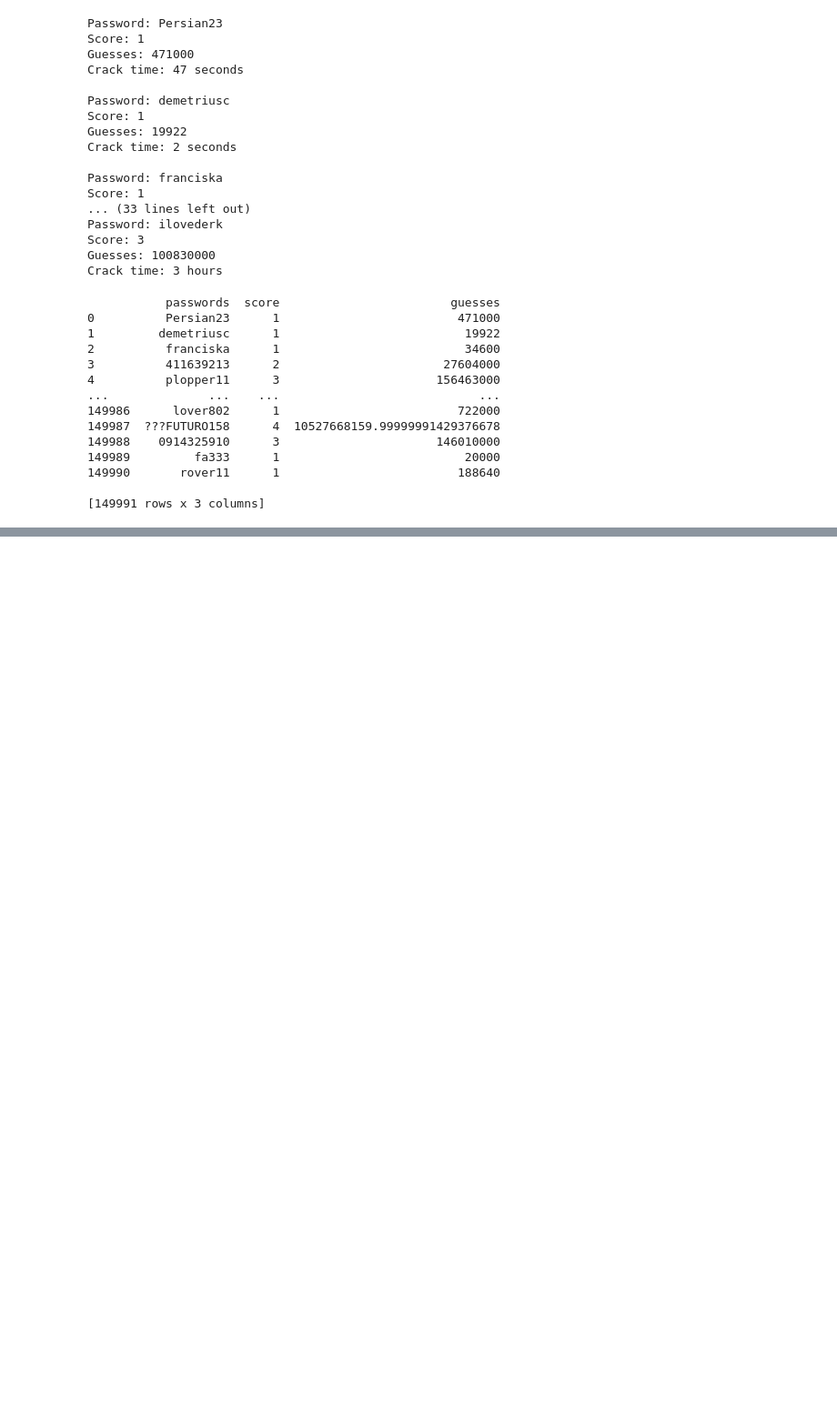
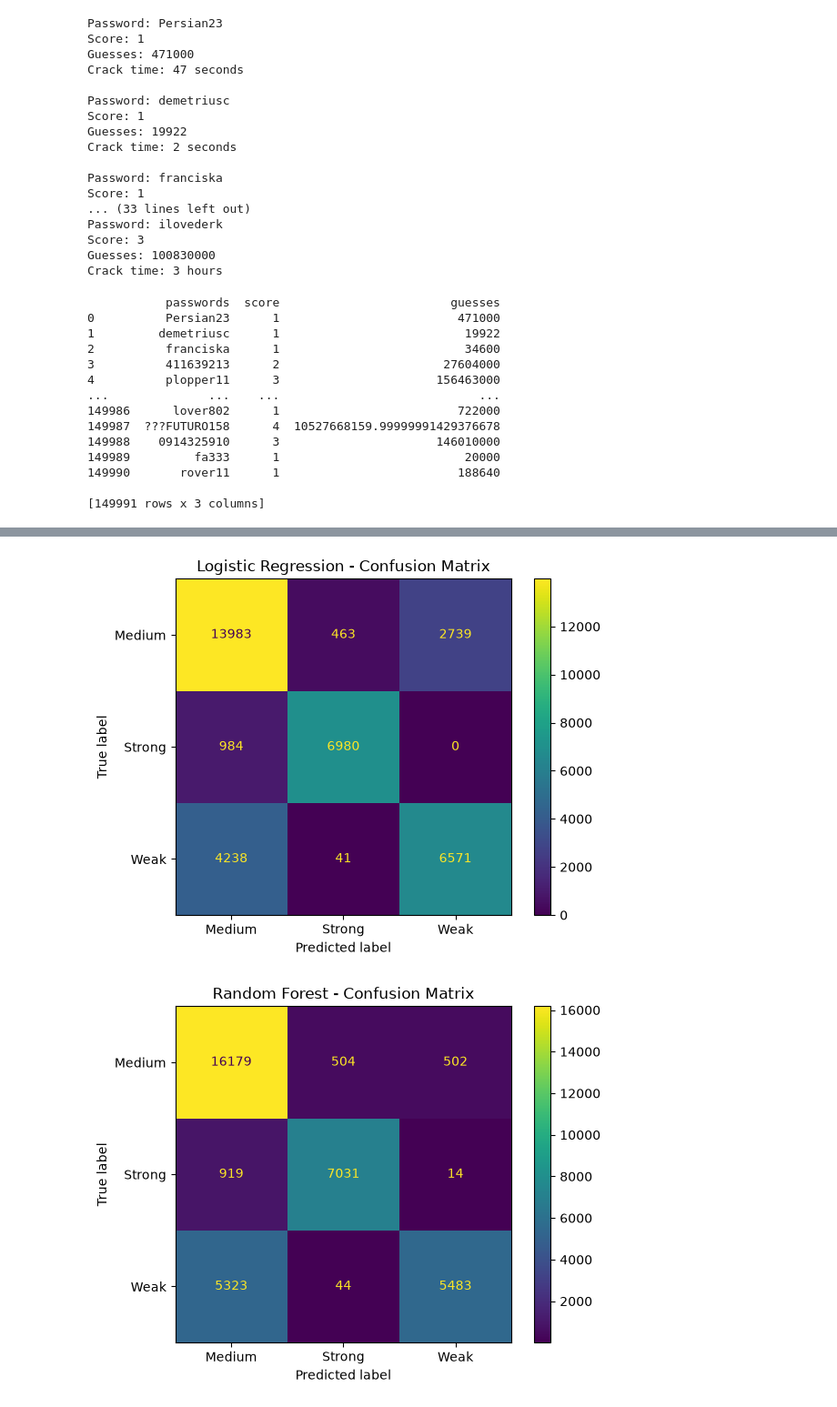
Before and after one commit to Ayushshekhar2004/Password-Strength-Analyser, a Jupyter notebook: ml/notebooks/password_ml.ipynb, the cells around one changed output, grey strips where cells are left out. Shown at 91% size. Drawn from its saved outputs; the diff is of its cells as text; code cells hidden in the pictures; blank space fills up the shorter version.

```diff
--- a/ml/notebooks/password_ml.ipynb
+++ b/ml/notebooks/password_ml.ipynb
@@ -180,0 +222,5 @@ wordlist_path = '/usr/share/'
+# %%
+final_df = pd.concat([df, candidates_df], ignore_index=True)
+
+print(final_df["strength"].value_counts(normalize=True) * 100)
+print(final_df["strength"].value_counts())
@@ -180,0 +427,14 @@ wordlist_path = '/usr/share/'
+# %%
+# Random Forest -> better than Logistic Regression
+
+from sklearn.ensemble import RandomForestClassifier
+
+rf_model = RandomForestClassifier(
+    n_estimators=200,
+    random_state=42,
+    n_jobs=-1
+)
+
+rf_model.fit(X_train, y_train)
+
+y_pred_rf = rf_model.predict(X_test)
@@ -180,0 +516,32 @@ wordlist_path = '/usr/share/'
+# %%
+# Confusion Matrix
+
+import matplotlib.pyplot as plt
+from sklearn.metrics import ConfusionMatrixDisplay
+
+# Logistic Regression
+ConfusionMatrixDisplay.from_predictions(
+    y_test,
+    y_pred_logistic
+)
+plt.title("Logistic Regression - Confusion Matrix")
+plt.show()
+
+# Random Forest
+ConfusionMatrixDisplay.from_predictions(
+    y_test,
+    y_pred_rf
+)
+plt.title("Random Forest - Confusion Matrix")
+plt.show()
+
+# XGBoost
+ConfusionMatrixDisplay.from_predictions(
+    y_test,
+    y_pred_xgb
+)
+plt.title("XGBoost - Confusion Matrix")
+plt.show()
+# %% [output]
+[figure, added]
+[figure, added]
```
Also changed, not shown: parts of 16 cells of this notebook, 3 other files.
